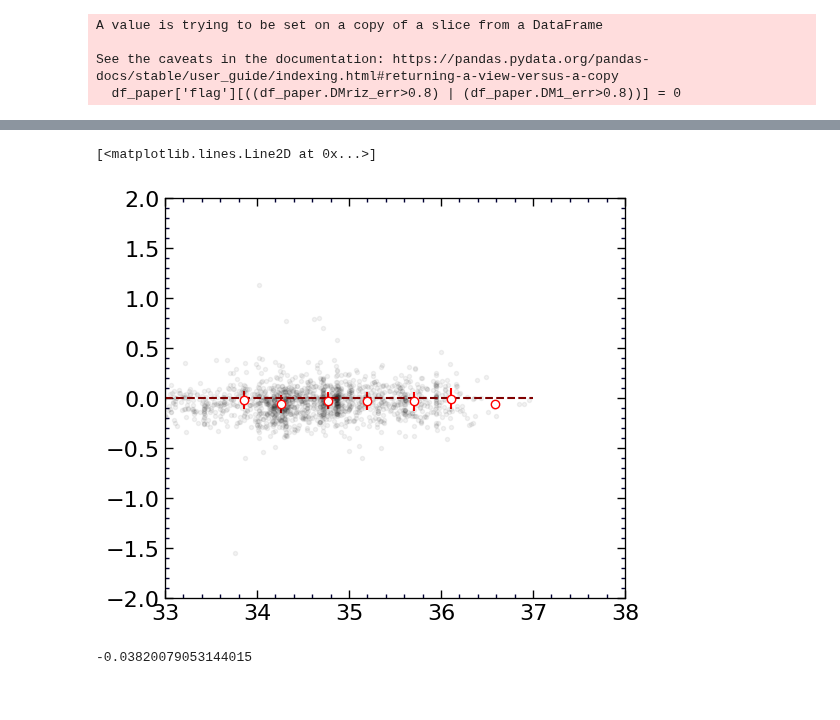
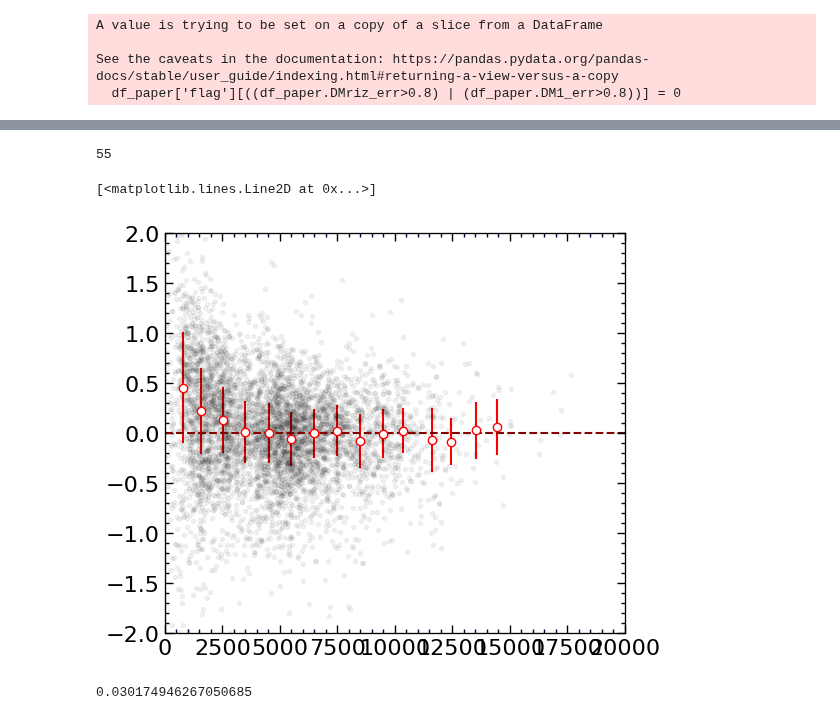
Before and after one commit to ekourkchi/test_TFRcatal, a Jupyter notebook: MLratio_compare.ipynb, the cells around one changed output, grey strips where cells are left out. Drawn from its saved outputs; the diff is of its cells as text; code cells hidden in the pictures.

Commit message:
repalcing Vcmb with Vls in comparison plots

```diff
--- a/MLratio_compare.ipynb
+++ b/MLratio_compare.ipynb
@@ -262,6 +262,9 @@ len(df)
 10154
 # %%
 df['logMs_riz'] = np.log10(df.Ms_riz)
+df['logMs_r'] = np.log10(df.Ms_r)
+df['logMs_i'] = np.log10(df.Ms_i)
+df['logMs_z'] = np.log10(df.Ms_z)
 df['logMs_W1'] = np.log10(df.Ms_W1)
 # %%
 df[['DMr_fid', 'DMi_fid', 'DMz_fid', 'DMriz_fid', 'DM1_fid']]
@@ -501,3 +525,7 @@ Index(['PGC', 'flag', 'DM_75', 'DM_av', 'DMriz_fid', 'DMriz_err', 'DM1_fid',
       dtype='object')
 10154
+# %%
+len(df_paper_.columns)
+# %% [output]
+55
 # %%
@@ -544,54 +574,57 @@ fig.subplots_adjust(wspace=0, top=0.92, bottom=0.12, left=0.06, right=0.98)
 gs = gridspec.GridSpec(1,1) ; p=0
 ax = plt.subplot(gs[p]) ; p+=1
 
-ax.plot(DM_75, DM_z-DM_W1, 'k.', alpha=0.05)
+ax.plot(Vls, DM_W1-DM_75, 'k.', alpha=0.05)
 
-X = DM_75
-Y = DM_z-DM_W1
-Z = Vls
+X = Vls
+Y = DM_W1-DM_75
+# Z = Vls
 
-X = X[np.abs(Z)>4000]
-Y = Y[np.abs(Z)>4000]
-Z = Z[np.abs(Z)>4000]
+X = X[Y>-100]
+Y = Y[Y>-100]
 
-X = X[np.abs(Y)<2]
-Z = Z[np.abs(Y)<2]
-Y = Y[np.abs(Y)<2]
+# X = X[np.abs(Z)>4000]
+# Y = Y[np.abs(Z)>4000]
+# Z = Z[np.abs(Z)>4000]
 
-for i in np.arange(27,37,0.5):
+# X = X[np.abs(Y)<2]
+# Z = Z[np.abs(Y)<2]
+# Y = Y[np.abs(Y)<2]
+
+for i in np.arange(0,20000,1000):
     xp = []
     yp = []
     for ii in range(len(X)):
         xi = X[ii]
-        if xi>=i and xi<i+0.5:
+        if xi>=i and xi<i+1000:
             xp.append(xi)
             yp.append(Y[ii])
     if len(xp)>0:
 
         xp = np.asarray(xp)
         yp = np.asarray(yp)
 
         Q1 = np.quantile(yp, 0.1)
         Q3 = np.quantile(yp, 0.9)
 
         xp = xp[((yp>Q1)&(yp<Q3))]
         yp = yp[((yp>Q1)&(yp<Q3))]
 
         if len(xp)>5:
 
             x  = np.median(xp)
             y  = np.median(yp)
             yerr = np.std(yp)
 
             ax.errorbar(x, y, yerr=yerr, fmt='o',
                     color='red', ms=6, mfc='white')
 
-set_axes(ax, (33,38), (-2,2))
-ax.plot([33,37],[0,0], '--', color='maroon')
+set_axes(ax, (0,20000), (-2,2))
+ax.plot([0, 20000],[0,0], '--', color='maroon')
 # %% [output]
 [<matplotlib.lines.Line2D at 0x...>]
-[figure, old version]
+[figure, new version]
 # %%
 np.mean(Y)
 # %% [output]
--0.03820079053144015
+0.030174946267050685
```
Also changed, not shown: parts of 13 cells of this notebook, 6 other files.
